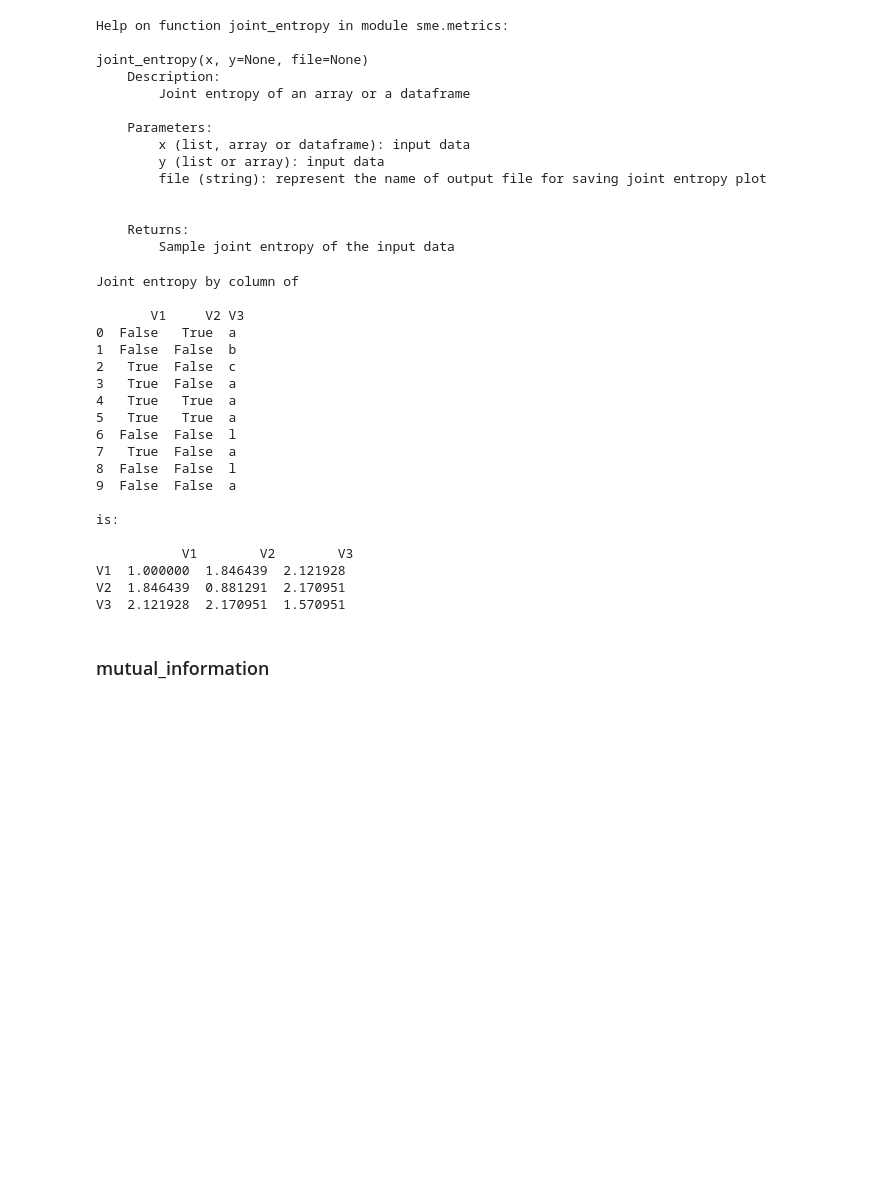
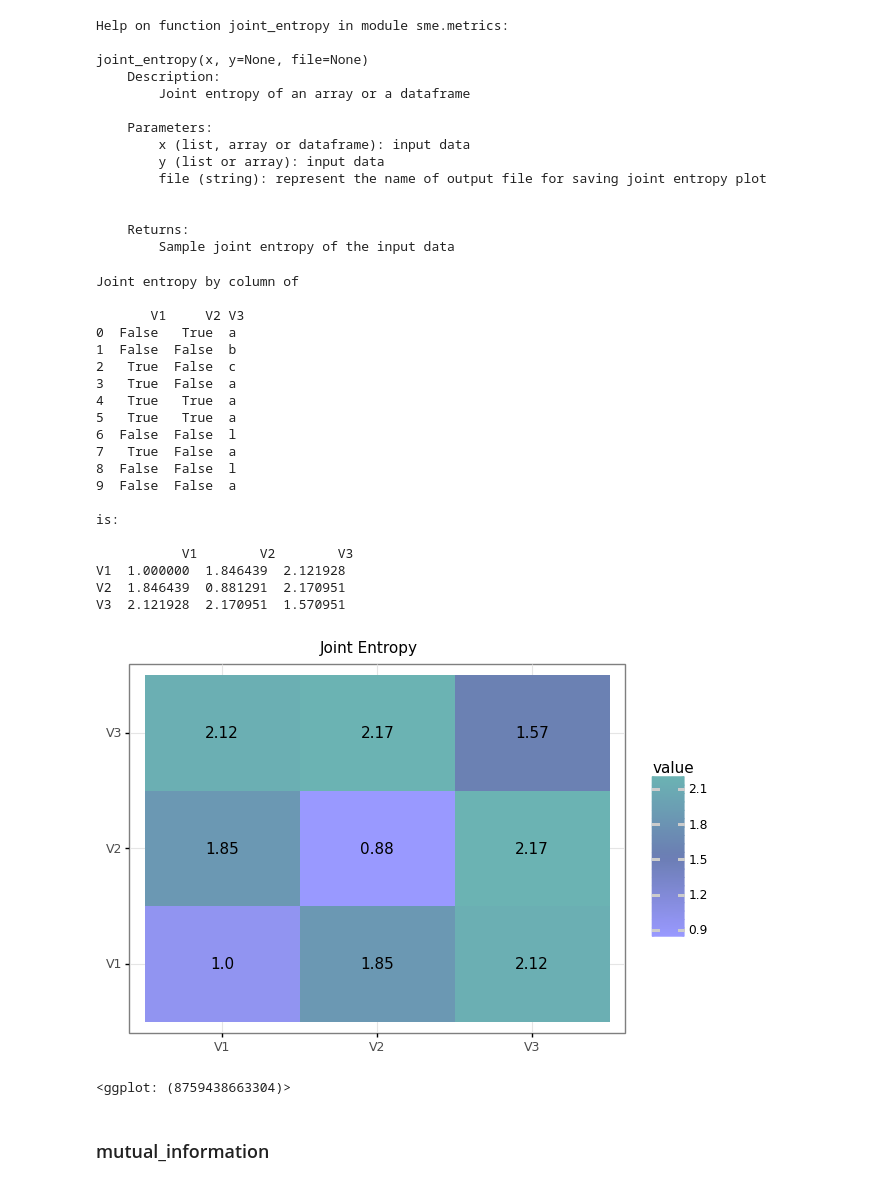
Before and after one commit to AnderEhu/sme_python, a Jupyter notebook: docs/metrics.ipynb, the cells around one changed output. Cells and saved outputs as stored; diff of their text form; code cells hidden in the pictures; blank space fills up the shorter version.

```diff
--- a/docs/metrics.ipynb
+++ b/docs/metrics.ipynb
@@ -207,27 +210,30 @@ joint_entropy(x, y=None, file=None)
 # %%
 joinyEntropy = metrics.joint_entropy(df)
 print("Joint entropy by column of \n\n", df, "\n\nis: \n\n", joinyEntropy)
+metrics.plot_dataframe(joinyEntropy, "Joint Entropy", colors=["#9999ff", "#6b7db3", "#6bb3b3"])
 # %% [output]
 Joint entropy by column of
 
        V1     V2 V3
 0  False   True  a
 1  False  False  b
 2   True  False  c
 3   True  False  a
 4   True   True  a
 5   True   True  a
 6  False  False  l
 7   True  False  a
 8  False  False  l
 9  False  False  a
 
 is:
 
            V1        V2        V3
 V1  1.000000  1.846439  2.121928
 V2  1.846439  0.881291  2.170951
 V3  2.121928  2.170951  1.570951
+[figure, added]
+<ggplot: (8759438663304)>
 # %% [markdown]
 ### mutual_information
 # %% [markdown]
```
Also changed, not shown: parts of 3 cells of this notebook, 2 other files.
